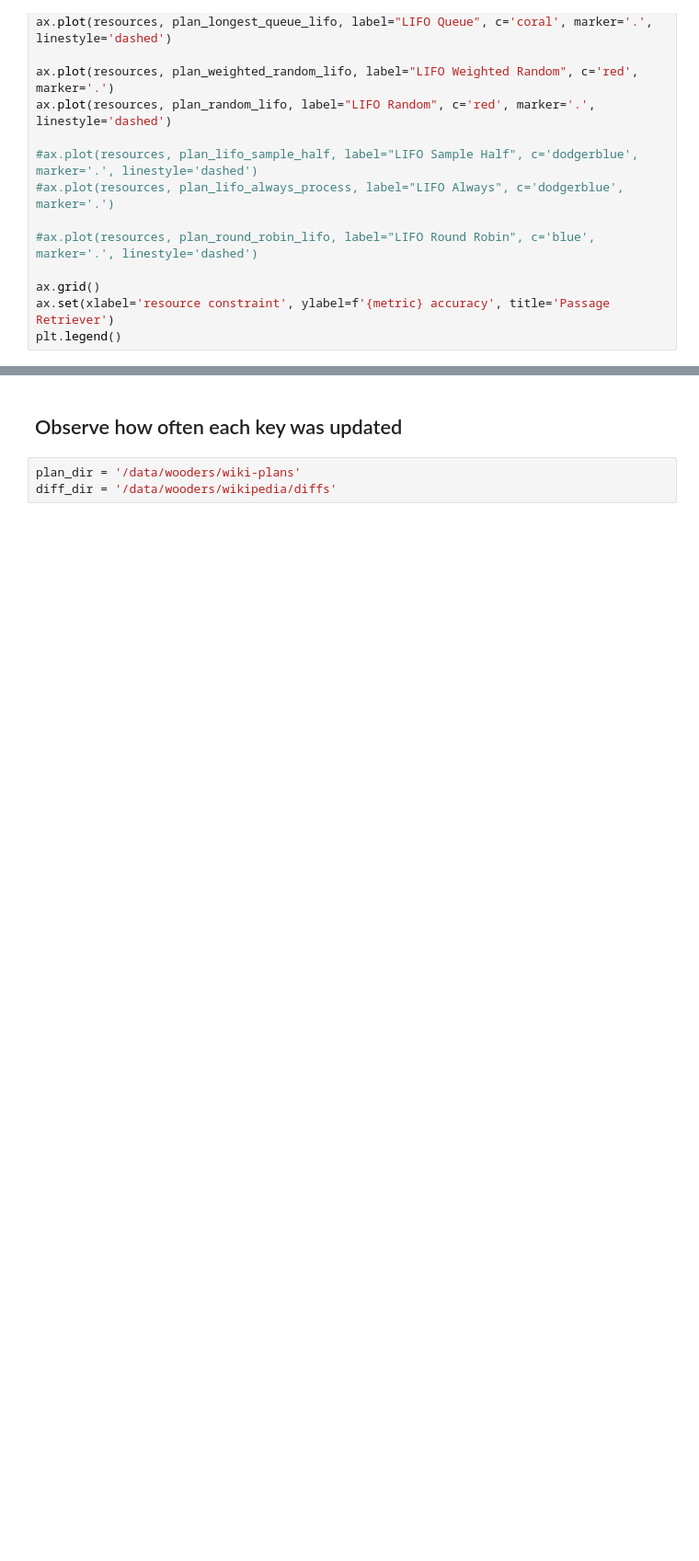
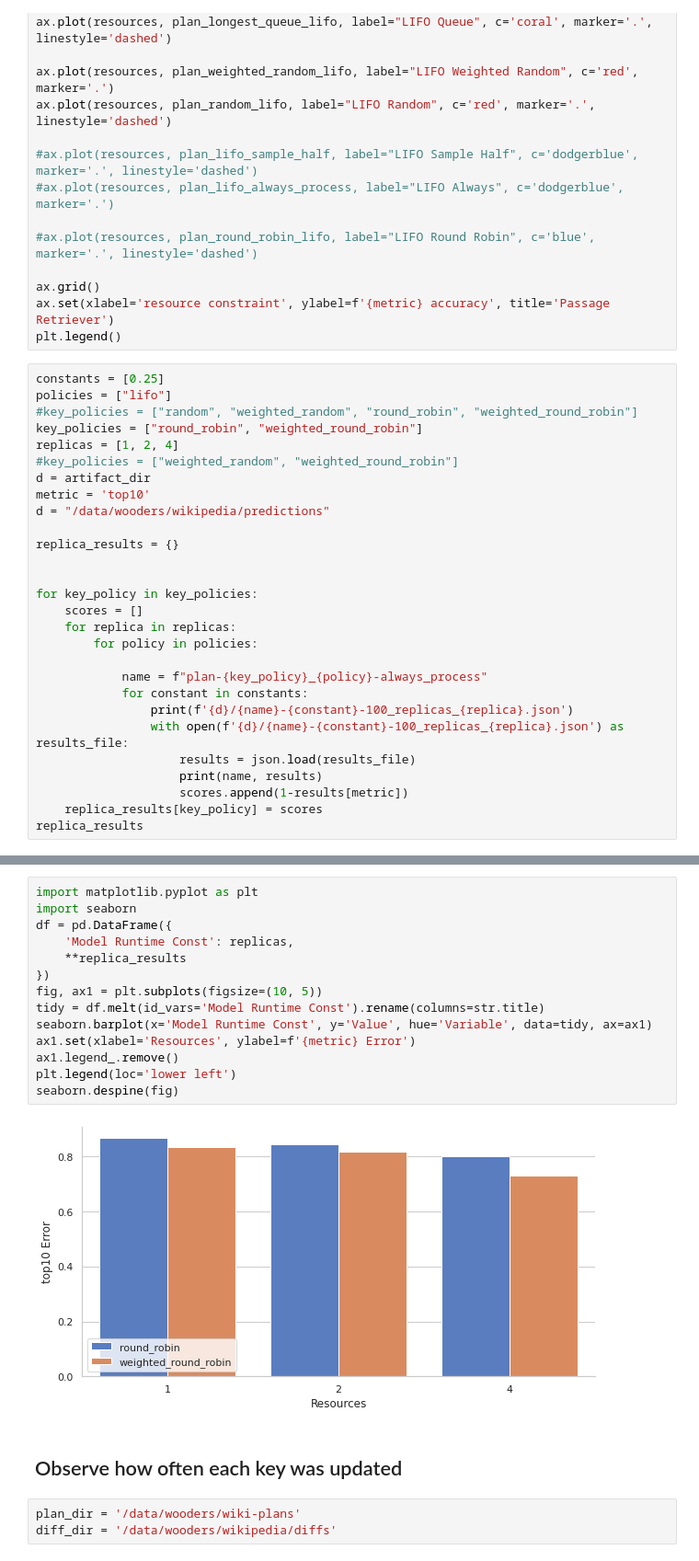
Before and after one commit to feature-store/experiments, a Jupyter notebook: wikipedia/notebooks/Wikipedia Plots.ipynb, the cells around one changed output, grey strips where cells are left out. Shown: that part at 92% size. Drawn from its saved outputs; the diff is of its cells as text; blank space fills up the shorter version.

```diff
--- a/wikipedia/notebooks/Wikipedia Plots.ipynb
+++ b/wikipedia/notebooks/Wikipedia Plots.ipynb
@@ -221,3 +221,31 @@ ax.plot(resources, plan_random_lifo, label="LIFO Random", c='red', marker='.', l
 ax.grid()
 ax.set(xlabel='resource constraint', ylabel=f'{metric} accuracy', title='Passage Retriever')
 plt.legend()
+# %%
+constants = [0.25]
+policies = ["lifo"]
+#key_policies = ["random", "weighted_random", "round_robin", "weighted_round_robin"]
+key_policies = ["round_robin", "weighted_round_robin"]
+replicas = [1, 2, 4]
+#key_policies = ["weighted_random", "weighted_round_robin"]
+d = artifact_dir
+metric = 'top10'
+d = "/data/wooders/wikipedia/predictions"
+
+replica_results = {}
+
+
+for key_policy in key_policies:
+    scores = []
+    for replica in replicas:
+        for policy in policies:
+
+            name = f"plan-{key_policy}_{policy}-always_process"
+            for constant in constants:
+                print(f'{d}/{name}-{constant}-100_replicas_{replica}.json')
+                with open(f'{d}/{name}-{constant}-100_replicas_{replica}.json') as results_file:
+                    results = json.load(results_file)
+                    print(name, results)
+                    scores.append(1-results[metric])
+    replica_results[key_policy] = scores
+replica_results
@@ -224,3 +269,19 @@ plt.legend()
+# %%
+import matplotlib.pyplot as plt
+import seaborn
+df = pd.DataFrame({
+    'Model Runtime Const': replicas,
+    **replica_results
+})
+fig, ax1 = plt.subplots(figsize=(10, 5))
+tidy = df.melt(id_vars='Model Runtime Const').rename(columns=str.title)
+seaborn.barplot(x='Model Runtime Const', y='Value', hue='Variable', data=tidy, ax=ax1)
+ax1.set(xlabel='Resources', ylabel=f'{metric} Error')
+ax1.legend_.remove()
+plt.legend(loc='lower left')
+seaborn.despine(fig)
+# %% [output]
+[figure, added]
 # %% [markdown]
 ## Observe how often each key was updated
 # %%
```
Also changed, not shown: parts of 1 cell of this notebook, 4 other files.
